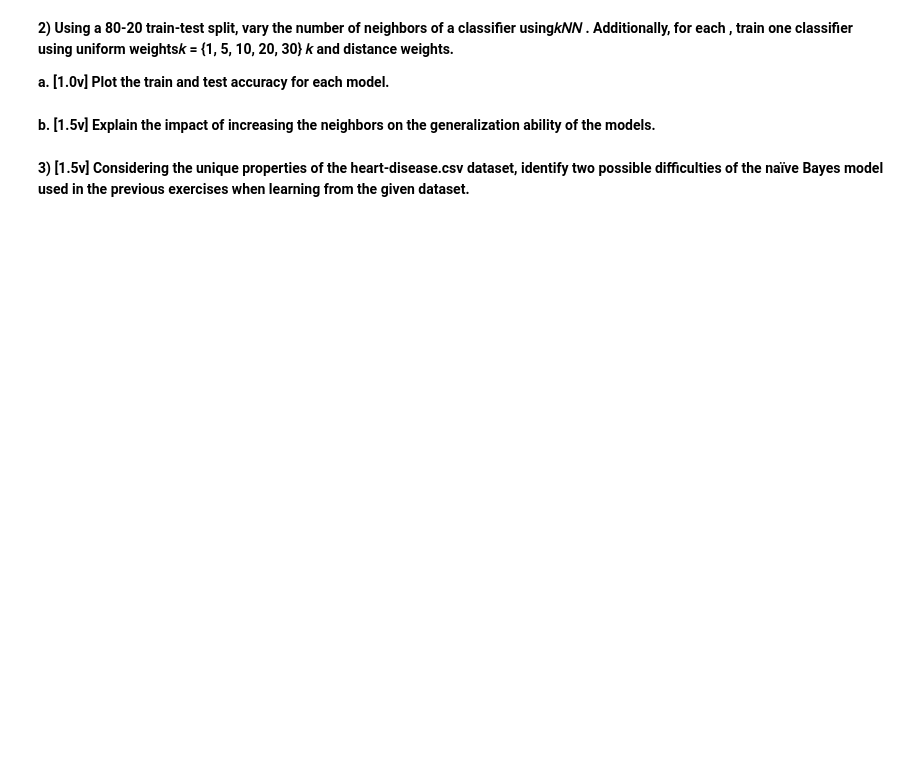
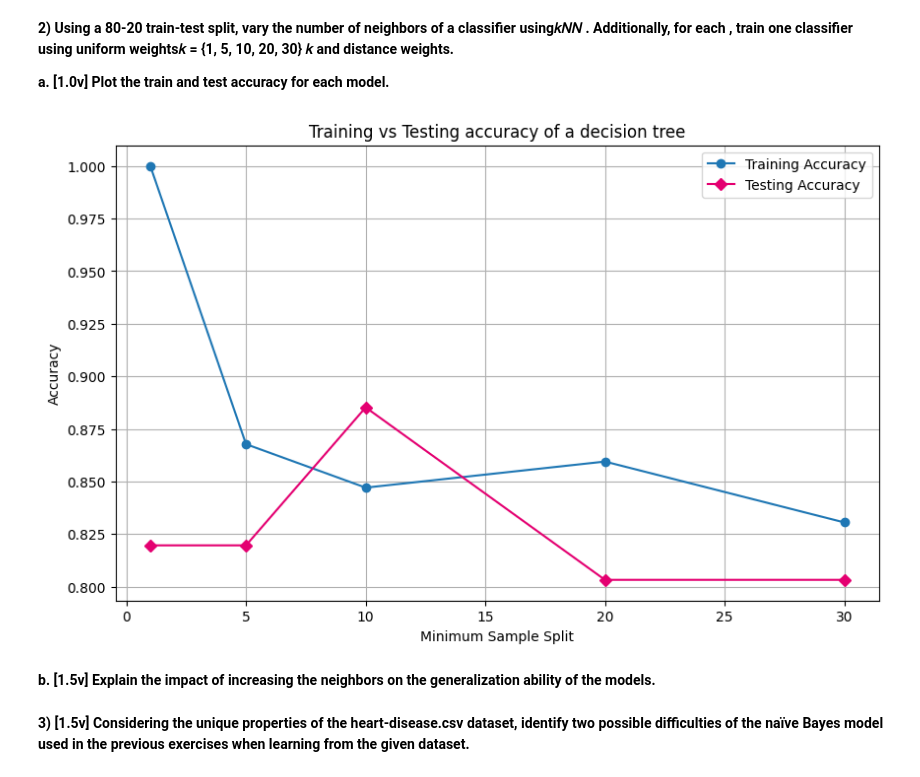
Before and after one commit to Margarida-Lourenco/HW-Apre, a Jupyter notebook: HW2/HW2.ipynb, the cells around one changed output. Cells and saved outputs as stored; diff of their text form; code cells hidden in the pictures; blank space fills up the shorter version.

```diff
--- a/HW2/HW2.ipynb
+++ b/HW2/HW2.ipynb
@@ -34,6 +120,54 @@ naïve Bayes regarding accuracy”, asserting whether it is true.**
 and distance weights.**
 
 **a. [1.0v] Plot the train and test accuracy for each model.**
+# %%
+import matplotlib.pyplot as plt, pandas as pd
+from sklearn.neighbors import KNeighborsClassifier
+from sklearn.model_selection import train_test_split
+from sklearn.preprocessing import StandardScaler
+
+# Read the dataset
+df = pd.read_csv("./heart-disease.csv")
+X, y = df.drop("target", axis=1), df["target"]
+
+# Split the data into training and testing sets
+X_train, X_test, y_train, y_test = train_test_split(X, y, test_size=0.2, random_state=0)
+scaler = StandardScaler().fit(X_train)
+uniform_weights = [1, 5, 10, 20, 30]
+x, x_train, x_test = scaler.transform(X), scaler.transform(X_train), scaler.transform(X_test)
+
+train_acc, test_acc = [], []
+
+for w in uniform_weights:
+    predictor = KNeighborsClassifier(n_neighbors=w, weights="uniform")
+    predictor.fit(x_train, y_train)
+    y_pred = predictor.predict(x_test)
+    y_pred_prob = predictor.predict_proba(x_test)[:,1]
+    train_acc.append(predictor.score(x_train, y_train))
+    test_acc.append(predictor.score(x_test, y_test))
+
+plt.figure(figsize=(10, 6))
+plt.plot(
+    uniform_weights,
+    train_acc,
+    label='Training Accuracy',
+    marker='o',
+)
+plt.plot(
+    uniform_weights,
+    test_acc,
+    label='Testing Accuracy',
+    marker='D',
+    color='#E40071'
+)
+plt.xlabel('Minimum Sample Split')
+plt.ylabel('Accuracy')
+plt.legend()
+plt.title('Training vs Testing accuracy of a decision tree')
+plt.grid(True)
+plt.show()
+# %% [output]
+[figure, added]
 # %% [markdown]
 **b. [1.5v] Explain the impact of increasing the neighbors on the generalization ability of
 the models.**
```
Also changed, not shown: parts of 3 cells of this notebook.
